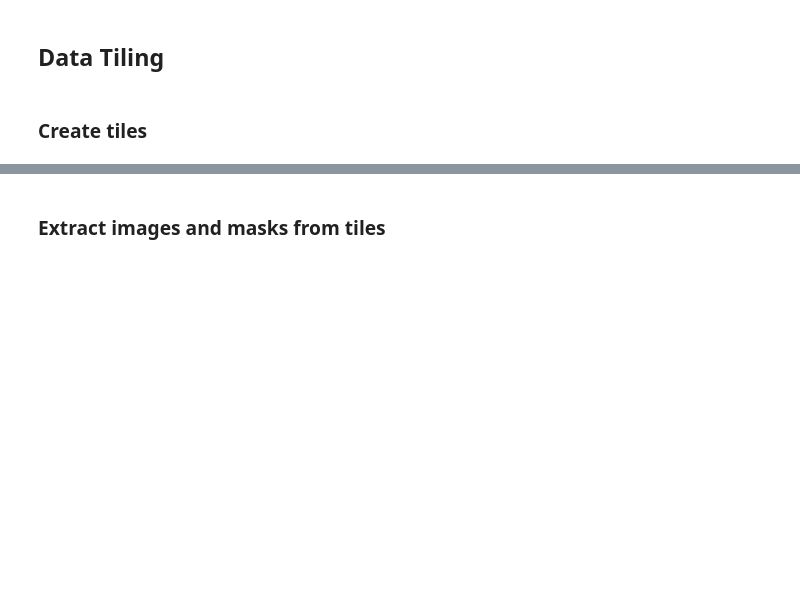
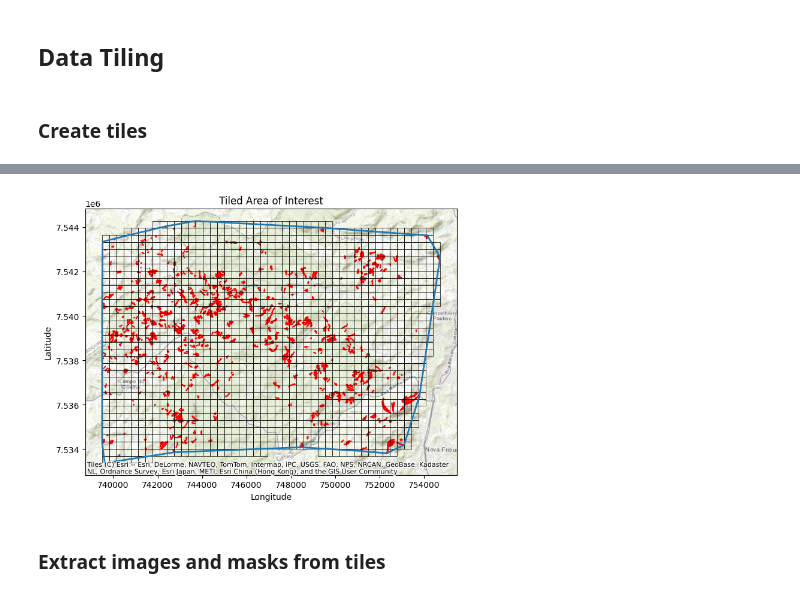
Before and after one commit to nredick/GeoNet, a Jupyter notebook: src/geospatial_unet.ipynb, the cells around one changed output, grey strips where cells are left out. Cells and saved outputs as stored; diff of their text form; code cells hidden in the pictures; blank space fills up the shorter version.

```diff
--- a/src/geospatial_unet.ipynb
+++ b/src/geospatial_unet.ipynb
@@ -354,7 +153,8 @@ You can only upload a single **vector** file.
 # add the paths to your data files
 
 add_features = widgets.Textarea(
-    value="../data/chile_data/2328825_2011-08-13_RE1_3A_Analytic.tif", #../data/chile_data/alos_nova_friburgo_5m.tif,
+    # value="../data/clayton_diablo_data/clipped_dem.tif",
+    value="../data/chile_data/alos_nova_friburgo_5m.tif",
     # value="../data/california_data/dem.tif,../data/california_data/tri.tif,../data/california_data/slope.tif,../data/california_data/roughness.tif",
     # value="../data/drumlin_data/lidar.tif",
     placeholder="File paths (comma-separated)",
@@ -363,8 +163,9 @@ add_features = widgets.Textarea(
 )
 
 add_mask = widgets.Textarea(
+    # value="../data/clayton_diablo_data/deposits.geojson",
     value="../data/chile_data/scars.geojson",
-    # value='../data/califo/rnia_data/landslide_deposits.gpkg',
+    # value='../data/california_data/landslide_deposits.gpkg',
     # value="../data/drumlin_data/mask_rasterized.tif",
     placeholder="File path",
     description="Mask:",
@@ -525,10 +342,13 @@ from rasterio.plot import show
 from rasterio.features import shapes
 from shapely.geometry import shape
 
+
 if select_bounds_method.value == options[3]:
     # create a widget to select custom bounds
-    upload_bounds = widgets.Text( # todo remove default value
-        value="../data/drumlin_data/bounds.geojson", description="Bounds:", disabled=False,
+    upload_bounds = widgets.Text(  # todo remove default value
+        value="../data/drumlin_data/bounds.geojson",
+        description="Bounds:",
+        disabled=False,
     )
 
     # display the widget
@@ -782,6 +613,8 @@ In order for the model to learn from the data, the input feature data will be en
 # rasterize masks and selected features if necessary
 
 # rasterize masks if necessary
+
+
 try:
     print(f"{time.ctime()}: Attempting to rasterize {mask_path}...")
     gdf = gpd.read_file(mask_path)
@@ -791,7 +624,11 @@ try:
     os.remove(mask_path)
     gdf.to_file(mask_path)
     to_raster(
-        mask_path, os.path.join(working_dir, "mask.tif"), feature_id="encoding_key", pixel_size=select_res.value, windows_shape=(2064, 2064)
+        mask_path,
+        os.path.join(working_dir, "mask.tif"),
+        feature_id="encoding_key",
+        pixel_size=select_res.value,
+        windows_shape=(2064, 2064),
     )
     mask_path = os.path.join(working_dir, "mask.tif")
 except:
@@ -920,7 +764,8 @@ data_sgd = SpatialDataGenerator(source=stack_path, interleave="pixel")
 tile_bounds_gdf = mask_sgd.regular_grid(TILE_SIZE, TILE_SIZE, overlap=0, units="pixels")
 
 # create a geodataframe of the bounds of the mask
-tiles_gdf = tile_bounds_gdf[tile_bounds_gdf.within(bounds_gpd.unary_union)].copy()
+tiles_gdf = tile_bounds_gdf[tile_bounds_gdf.intersects(bounds_gpd.unary_union)].copy()
+# tiles_gdf = tile_bounds_gdf.copy()
 
 # print the number of tiles created
 print(f"{time.ctime()}: Created {len(tiles_gdf)} tiles size {TILE_SIZE}x{TILE_SIZE}.")
@@ -949,3 +794,4 @@ bounds_gpd.boundary.plot(ax=tiles_ax, color=None, linewidth=2)
 
 # add a basemap to the plot
 cx.add_basemap(tiles_ax, source=cx.providers.Esri.WorldTopoMap, crs=CRS)
+# %% [output]
@@ -952,3 +799,4 @@ cx.add_basemap(tiles_ax, source=cx.providers.Esri.WorldTopoMap, crs=CRS)
+[figure, added]
 # %% [markdown]
 ### Extract images and masks from tiles
 # %%
```
Also changed, not shown: parts of 50 cells of this notebook, 6 other files.
